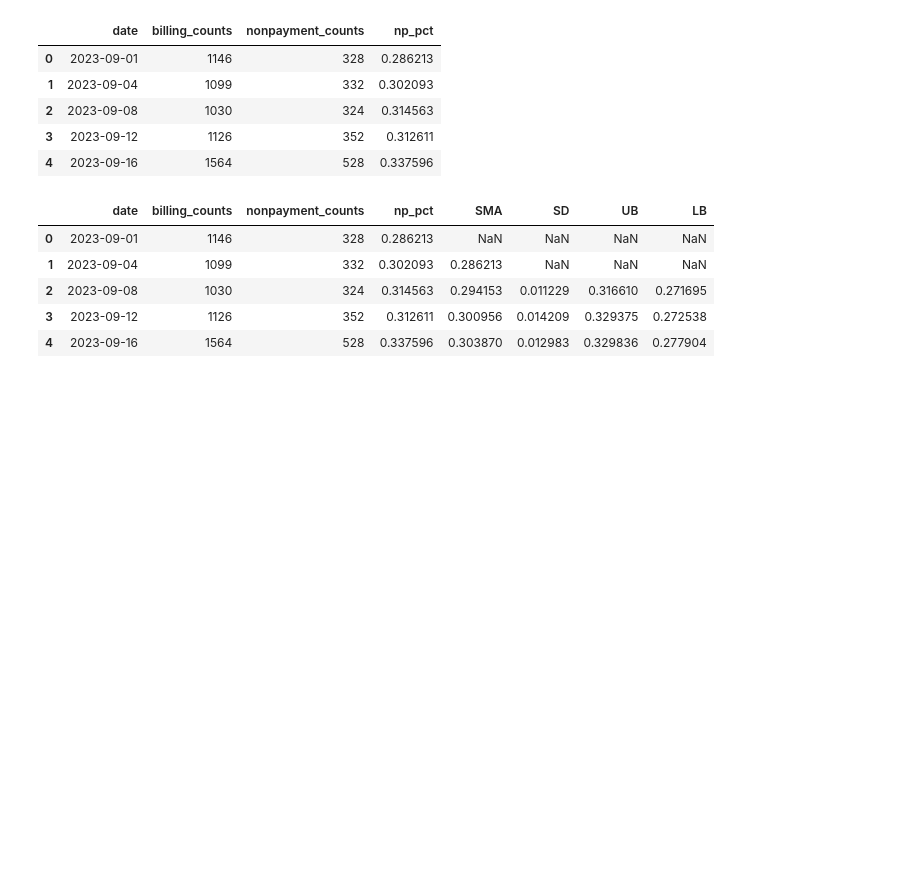
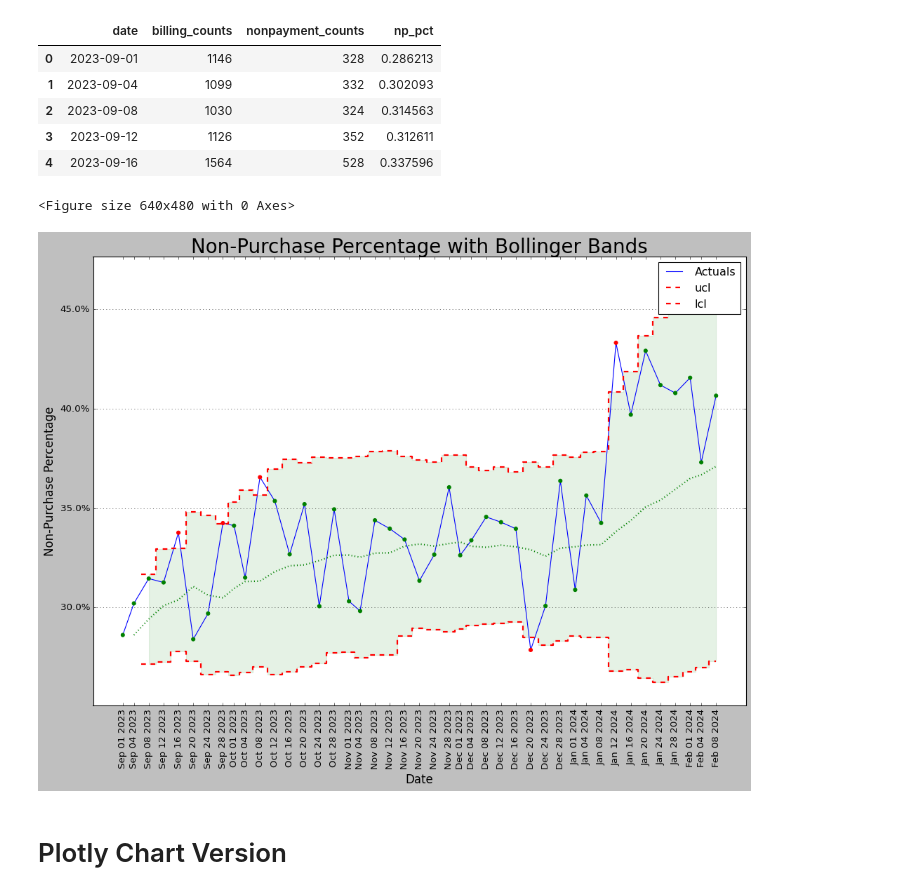
Before and after one commit to zachfreitas/anomaly-detection-and-control-charting, a Jupyter notebook: bollinger_bands.ipynb, the cells around one changed output. Saved outputs shown, nothing was run; the diff lists cells and outputs as text; code cells hidden in the pictures; blank space fills up the shorter version.

```diff
--- a/bollinger_bands.ipynb
+++ b/bollinger_bands.ipynb
@@ -18,40 +82,48 @@ np_df.head(5)
 | 3 | 2023-09-12 | 1126 | 352 | 0.312611 |
 | 4 | 2023-09-16 | 1564 | 528 | 0.337596 |
 # %%
-def bollinger_data_calc(df, date_col, metric_col, lookback_window = 15, zscore = 2):
+# Bollinger Bands Data Prep.
+def bollinger_bands(df, date_col, metric_col, lookback_window = 15, zscore = 2):
     # Bollinger Bands Data Calculation Function
     data_df = df.copy()
+
+    data_df['actuals'] = data_df[metric_col]
 
     # Sort the dataframe by the date_col column
     data_df = data_df.sort_values(by=[date_col], ascending=True,  ignore_index=True)
 
     # Calculate the n-period Simple Moving Average (SMA)
-    data_df['SMA'] = data_df[metric_col].rolling(window=lookback_window).mean()
+    data_df['bar'] = data_df[metric_col].rolling(window=lookback_window).mean()
 
     # Calculate the n-period Standard Deviation (SD)
     data_df['SD'] = data_df[metric_col].rolling(window=lookback_window).std()
 
     for i in range(lookback_window - 1, 0, -1):
         # Calculate the n-period Simple Moving Average (SMA)
-        data_df.loc[i, 'SMA'] = data_df.loc[data_df.index[0:i], [metric_col]].mean()[0]
+        data_df.loc[i, 'bar'] = data_df.loc[data_df.index[0:i], [metric_col]].mean()[0]
 
         # Calculate the n-period Standard Deviation (SD)
         data_df.loc[i, 'SD'] = data_df.loc[data_df.index[0:i], [metric_col]].std()[0]
 
     # Calculate the Upper Bollinger Band (UB) and Lower Bollinger Band (LB)
-    data_df['UB'] = data_df['SMA'] + zscore * data_df['SD']
-    data_df['LB'] = data_df['SMA'] - zscore * data_df['SD']
+    data_df['ucl'] = data_df['bar'] + zscore * data_df['SD']
+    data_df['lcl'] = data_df['bar'] - zscore * data_df['SD']
+
+    # Rules
+    data_df['RULE_1_BEYOND_3SIGMA'] =  data_df.apply(lambda x: 1 if (x['actuals'] < x['lcl']) | (x['actuals'] > x['ucl']) else 0, axis=1)
+
     return data_df
-# %%
-bb_df = bollinger_data_calc(np_df, 'date', 'np_pct')
-bb_df.head(5)
-# %% [output]
-|  | date | billing_counts | nonpayment_counts | np_pct | SMA | SD | UB | LB |
-| 0 | 2023-09-01 | 1146 | 328 | 0.286213 | NaN | NaN | NaN | NaN |
-| 1 | 2023-09-04 | 1099 | 332 | 0.302093 | 0.286213 | NaN | NaN | NaN |
-| 2 | 2023-09-08 | 1030 | 324 | 0.314563 | 0.294153 | 0.011229 | 0.316610 | 0.271695 |
-| 3 | 2023-09-12 | 1126 | 352 | 0.312611 | 0.300956 | 0.014209 | 0.329375 | 0.272538 |
-| 4 | 2023-09-16 | 1564 | 528 | 0.337596 | 0.303870 | 0.012983 | 0.329836 | 0.277904 |
+# %%
+plot_alert(
+    (bollinger_bands(np_df, 'date', 'np_pct',lookback_window = 15, zscore = 2)),
+    "Non-Purchase Percentage with Bollinger Bands",
+    "Date",
+    "Non-Purchase Percentage")
+# %% [output]
+<Figure size 640x480 with 0 Axes>
+[figure, added]
+# %% [markdown]
+# Plotly Chart Version
 # %%
 def plot_bollinger_band(df, date, metric, date_name = 'Date', metric_name = 'Metric', title = ''):
     # Bollinger Band Plotting Function.
```
Also changed, not shown: parts of 3 cells of this notebook, 3 other files.
